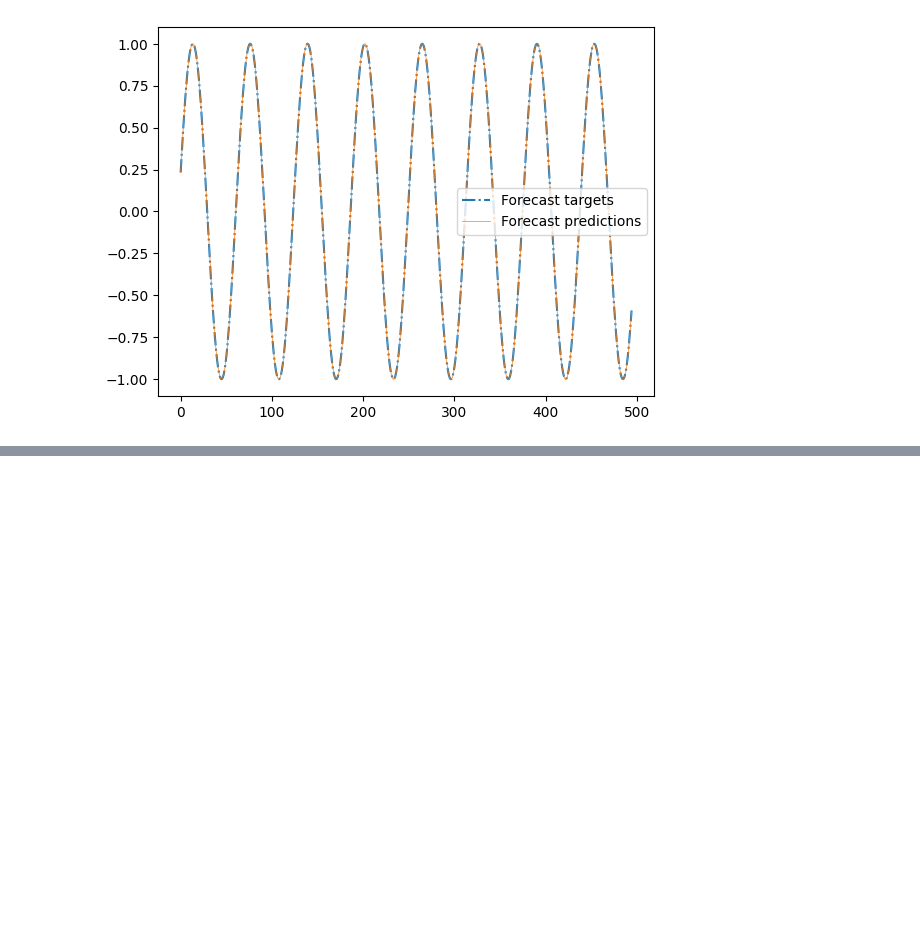
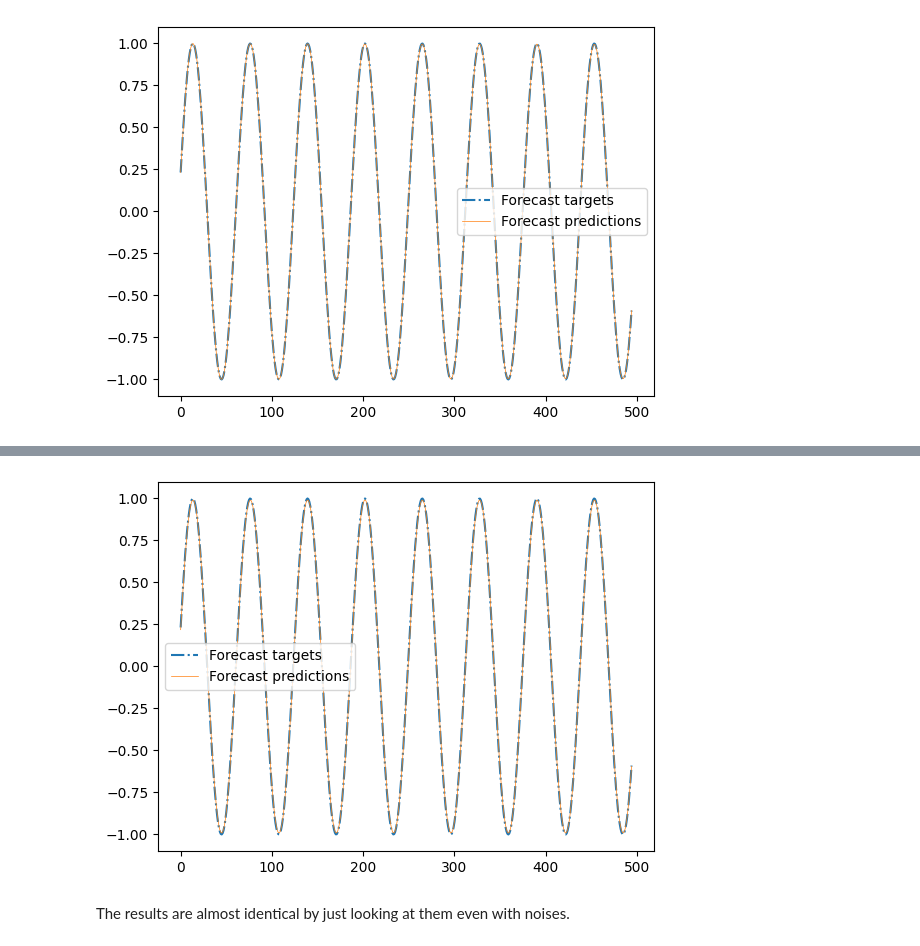
Before and after one commit to yo-resistor/rnn_sine_wave, a Jupyter notebook: autoregressive_linear_model.ipynb, the cells around one changed output, grey strips where cells are left out. Saved outputs shown, nothing was run; the diff lists cells and outputs as text; code cells hidden in the pictures; blank space fills up the shorter version.

```diff
--- a/autoregressive_linear_model.ipynb
+++ b/autoregressive_linear_model.ipynb
@@ -194,0 +253,25 @@ plt.show()
+# %%
+# wrong forecast using true future values
+validation_targets = Y[N//2:]   # this is true targets
+validation_predictions = []     # this stores predictions
+
+# save predictions using true future values
+i = 0
+while len(validation_predictions) < len(validation_targets):
+    input_ = X_test[i].reshape(1, -1)
+    p = model(input_)[0, 0].item()
+    i += 1
+    # store the result in the container
+    validation_predictions.append(p)
+# %%
+# plot the results
+plt.plot(validation_targets, label='Forecast targets',
+         linestyle='-.')
+plt.plot(validation_predictions, label='Forecast predictions',
+         linewidth=0.5)
+plt.legend()
+plt.show()
+# %% [output]
+[figure, added]
+# %% [markdown]
+The results are almost identical by just looking at them even with noises.
```
Also changed, not shown: parts of 18 cells of this notebook.
